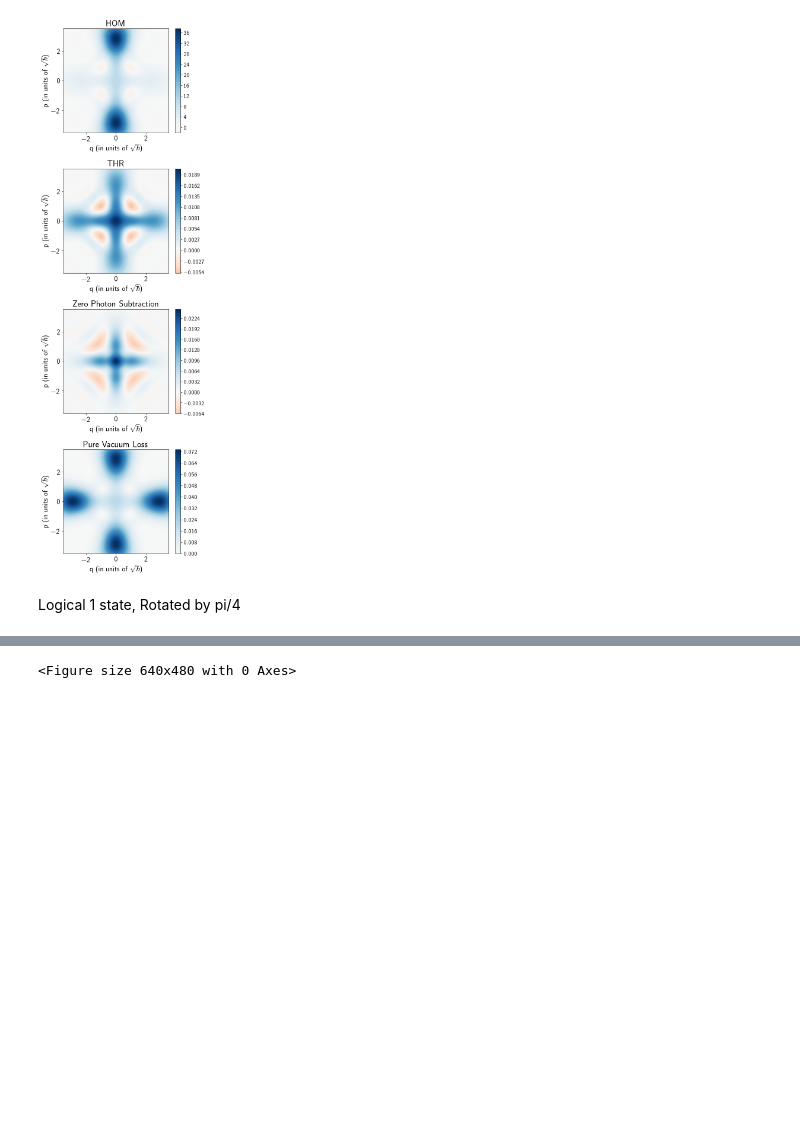
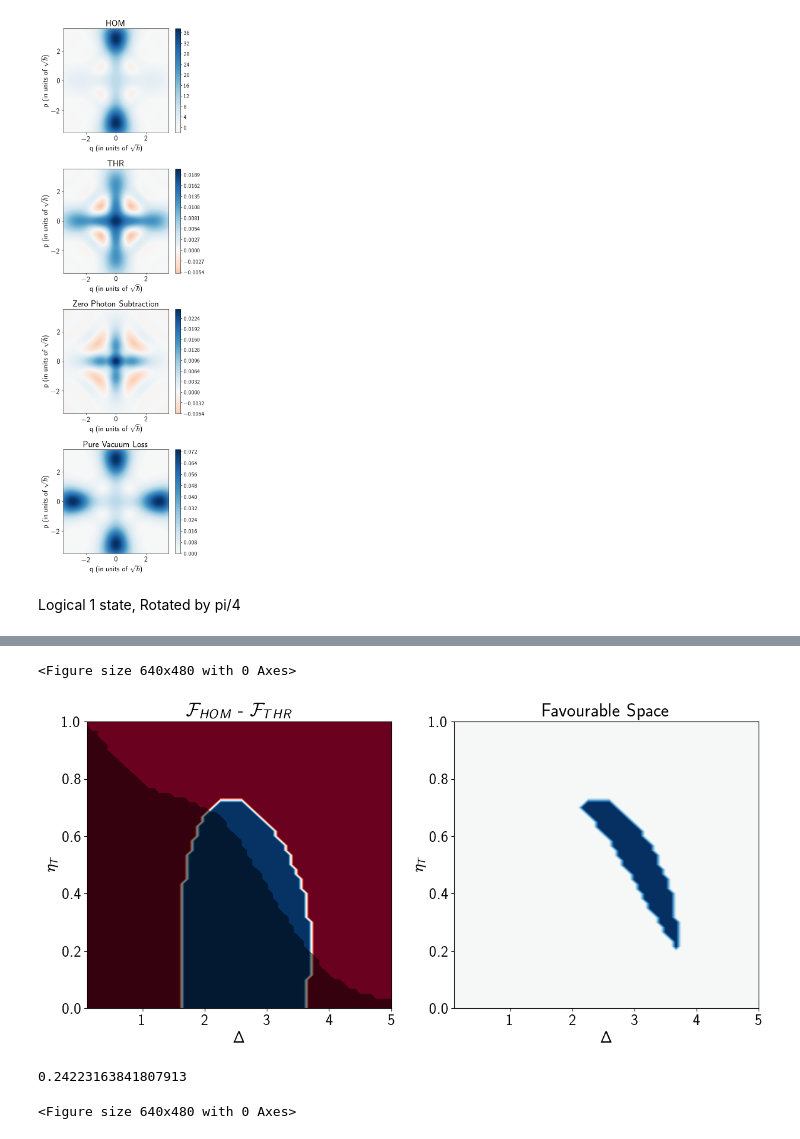
Before and after one commit to saurabh-shringarpure/ThrHomHet, a Jupyter notebook: bincode.ipynb, the cells around one changed output, grey strips where cells are left out. Cells and saved outputs as stored; diff of their text form; code cells hidden in the pictures; blank space fills up the shorter version.

```diff
--- a/bincode.ipynb
+++ b/bincode.ipynb
@@ -299,3 +338,82 @@ def bbrArea(detaT, dx):
+# %%
+# Parameters
+T       = 0.1 # fix
+etaH    = 1 # fix
+dx      = 1e-1
+Nval    = 2
+Kval    = 3
+N       = Nval*Kval +1
+psi     = bincodeZ(Nval, Kval, 1)
+psi     = R(0, psi, np.pi/4)
+
+# Create matrices for plotting
+zps     = kPS(psi, T, 1,   0).unit()
+
+Deltavec= np.linspace(dx,5, 60)
+etaTvec = np.linspace(0,0.8, 60+1)
+
+Psiun   = [ [ [HOM(psi, T, etaH, center, Delta, pts(Delta,dx)), kPS(psi, T, etaT, 0)] for Delta in Deltavec ] for etaT in etaTvec ]
+# %%
+deltaF  = [ [ DeltaF(zps, Psiun[j][i][0].unit(), Psiun[j][i][1].unit())     for i  in range(len(Deltavec))] for j in range(len(etaTvec))]
+deltaHS = [ [ DeltaHS(zps, Psiun[j][i][1].unit(), Psiun[j][i][0].unit())    for i  in range(len(Deltavec))] for j in range(len(etaTvec))]
+deltaPS = [ [ DeltaPS( Psiun[j][i][0], Psiun[j][i][1] )                     for i  in range(len(Deltavec))] for j in range(len(etaTvec))]
+
+def nrmAmount(mat):
+    return max(np.max(mat), np.abs(np.min(mat)))
+
+def nrm(mat):
+    return mpl.colors.Normalize(-nrmAmount(mat), nrmAmount(mat) )
+
+# Custom color map for the improvement in success probablity alpha plot overlay
+cmap = plt.cm.Greys
+my_cmap = cmap(np.arange(cmap.N))
+# Set all alpha values to 0
+my_cmap[:, -1] = 0*np.linspace(0, 1, cmap.N)
+# Increase opacity for the final two values of alpha in the colorbar
+my_cmap[-2,3] = 0.5
+my_cmap[-1,3] = 0.5
+my_cmap = ListedColormap(my_cmap)
+
+plt.figure(dpi=100)
+# Subplots
+cols    = 2
+rows    = 1
+
+fig, axes   = plt.subplots(rows, cols, figsize=(scale*5*cols,scale*5*rows))
+
+# Plot 1 - difference in Fidelities to ideal ZPS
+normvalF   = nrm(2*np.heaviside(deltaF, 0)-1)
+matF       = 2*np.heaviside(deltaF, 0)-1
+
+# Plot 2 - difference in the Hilbert-Schmidt distances
+normvalHS   = nrm(2*np.heaviside(deltaHS, 1)-1)
+matHS       = 2*np.heaviside(deltaHS, 1)-1
+
+# Overlay - difference in the success probabilities
+normvalPS   = mpl.colors.Normalize(0, nrmAmount(np.heaviside(deltaPS,1)) )
+matPS       = np.heaviside(deltaPS, 1)
+
+# Make figure
+plot1       = axes[0].contourf(Deltavec, etaTvec,  matF, 100, cmap=cm.RdBu, norm=normvalF, zorder = 0)
+plot2       = axes[1].contourf(Deltavec, etaTvec,  np.multiply(np.heaviside(matF, 0),np.heaviside(matPS,0)), 100, cmap=cm.RdBu, norm=normvalHS, zorder = 0)
+
+axes[0].contourf(Deltavec, etaTvec,  1-matPS, 100, cmap=my_cmap, norm=normvalPS, zorder = 1)
+
+axes[0].set(title = f"$\mathcal{{F}}_{{HOM}}$ - $\mathcal{{F}}_{{THR}}$",  xlabel = f'$\Delta$',  ylabel = f'$\eta_T$' )
+axes[1].set(title = f"Favourable Space",  xlabel = f'$\Delta$',  ylabel = f'$\eta_T$' )
+
+fig.tight_layout()
+
+plt.show()
+# %% [output]
+<Figure size 640x480 with 0 Axes>
+[figure, added]
+# %%
+dDelta  = (Deltavec[-1]-Deltavec[0])/(len(Deltavec)-1)
+detaT   = (etaTvec[-1]-etaTvec[0])/(len(etaTvec)-1)
+bbrArea(detaT, dDelta, matF, matPS)
+# %% [output]
+0.24223163841807913
 # %%
 # Parameters
 T       = 0.1 # fix
```
Also changed, not shown: parts of 4 cells of this notebook.
